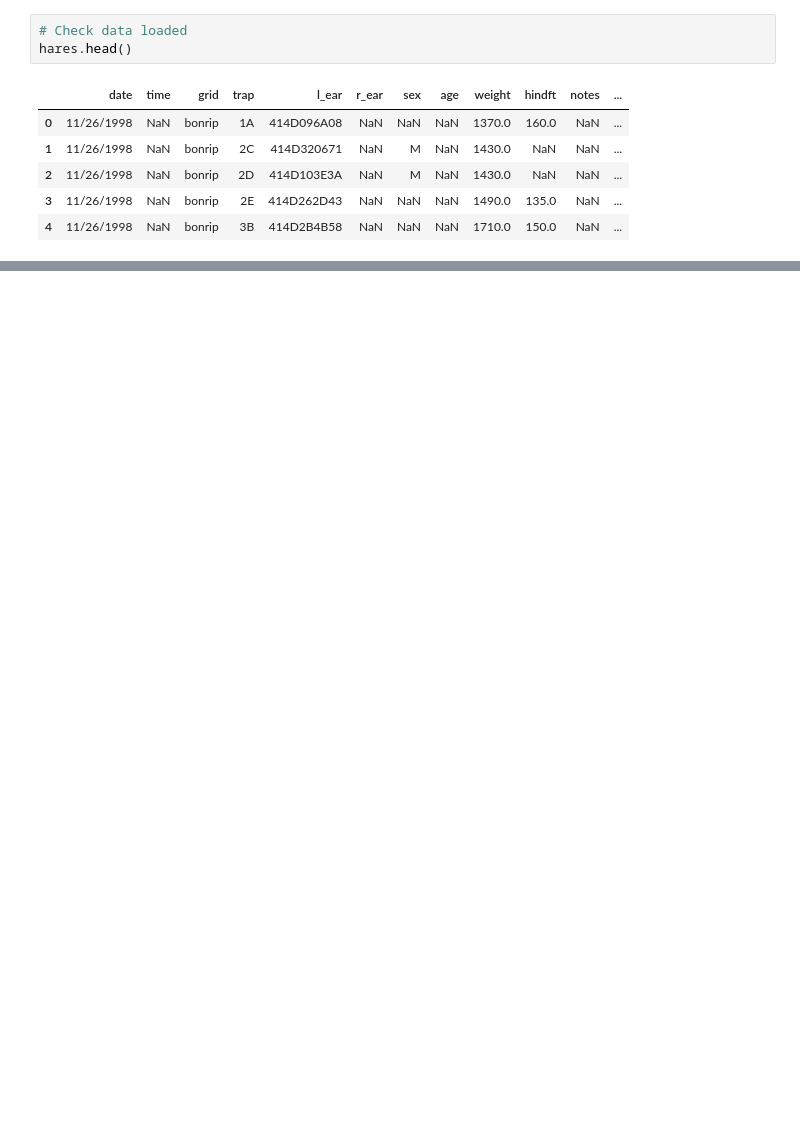
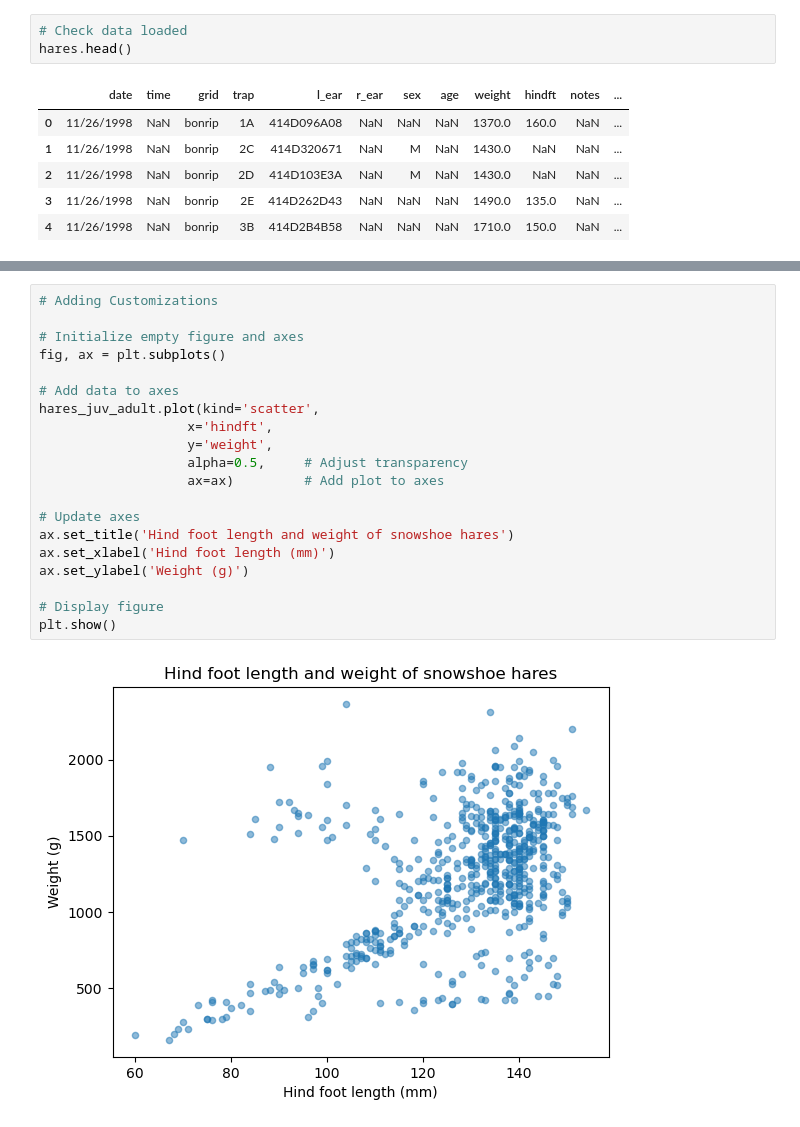
Before and after one commit to ssoriano22/eds220-in-class, a Jupyter notebook: week-4-linear-regression.ipynb, the cells around one changed output, grey strips where cells are left out. Drawn from its saved outputs; the diff is of its cells as text; blank space fills up the shorter version.

```diff
--- a/week-4-linear-regression.ipynb
+++ b/week-4-linear-regression.ipynb
@@ -18,0 +160,22 @@ hares.head()
+# %%
+# Adding Customizations
+
+# Initialize empty figure and axes
+fig, ax = plt.subplots()
+
+# Add data to axes
+hares_juv_adult.plot(kind='scatter',
+                   x='hindft',
+                   y='weight',
+                   alpha=0.5,     # Adjust transparency
+                   ax=ax)         # Add plot to axes
+
+# Update axes
+ax.set_title('Hind foot length and weight of snowshoe hares')
+ax.set_xlabel('Hind foot length (mm)')
+ax.set_ylabel('Weight (g)')
+
+# Display figure
+plt.show()
+# %% [output]
+[figure, added]
```
Also changed, not shown: parts of 25 cells of this notebook.
